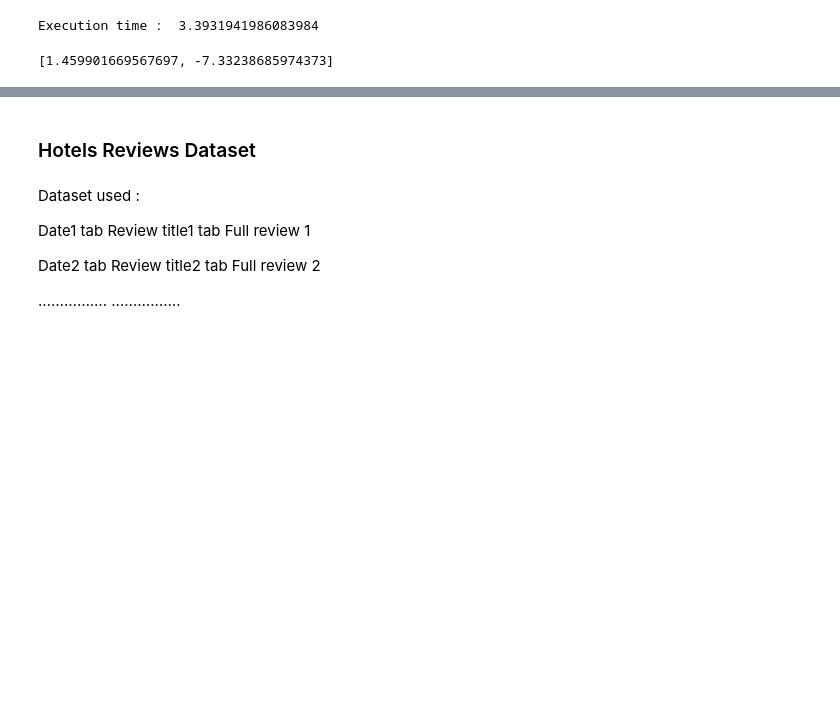
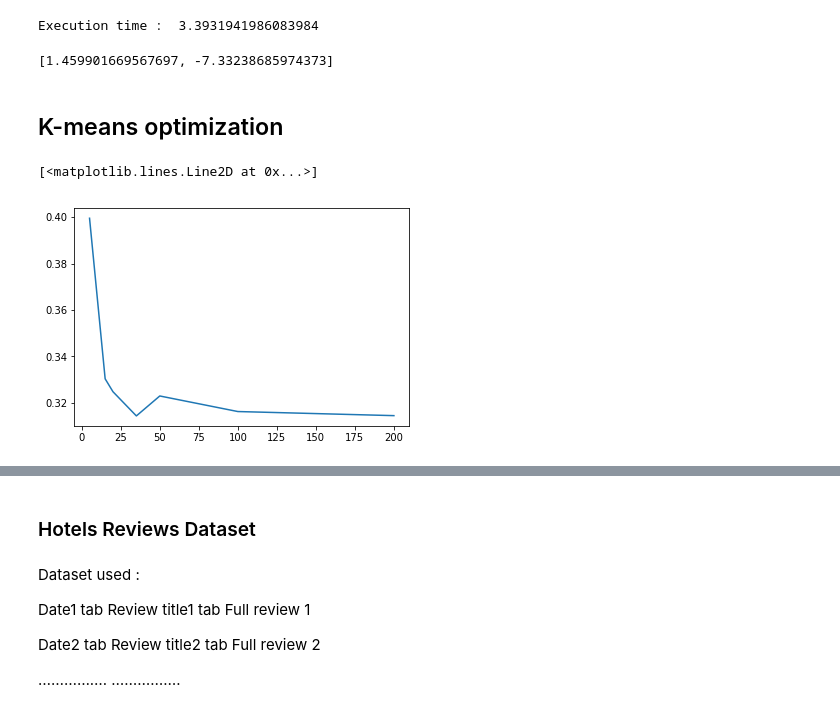
Before and after one commit to zelkhama/Minotour-enhancing-project, a Jupyter notebook: NLU Project .ipynb, the cells around one changed output, grey strips where cells are left out. Cells and saved outputs as stored; diff of their text form; code cells hidden in the pictures; blank space fills up the shorter version.

```diff
--- a/NLU Project .ipynb
+++ b/NLU Project .ipynb
@@ -804,3 +861,38 @@ Execution time :  3.3931941986083984
 clusters_vects[0][:][0]
 # %% [output]
 [1.459901669567697, -7.33238685974373]
+# %% [markdown]
+## K-means optimization
+# %%
+from sklearn.cluster import KMeans
+import matplotlib.pyplot as plt
+import numpy as np
+from sklearn.metrics import silhouette_samples, silhouette_score
+
+
+words = list(model_ft.wv.vocab)
+desc_array = np.zeros((136144,100))
+i=0
+for word in words :
+    desc_array[i] = model_ft.wv[word]
+    i+=1
+
+from sklearn.decomposition import PCA
+pca = PCA(n_components=2).fit(desc_array)
+pca_2d = pca.transform(desc_array)
+
+range_n_clusters = [5,15,20,35,50,100,200]
+words = list(model_ft.wv.vocab)
+scores = []
+for NUM_CLUSTERS in range_n_clusters :
+#applying sklearn KMeans on pca results
+
+
+    sckclusterer = KMeans(n_clusters=NUM_CLUSTERS, random_state=10).fit_predict(pca_2d)
+    silhouette_avg = silhouette_score(pca_2d, sckclusterer,sample_size = 10000)
+    scores.append(silhouette_avg)
+# %%
+plt.plot(range_n_clusters,scores)
+# %% [output]
+[<matplotlib.lines.Line2D at 0x...>]
+[figure, added]
```
Also changed, not shown: parts of 27 cells of this notebook.
